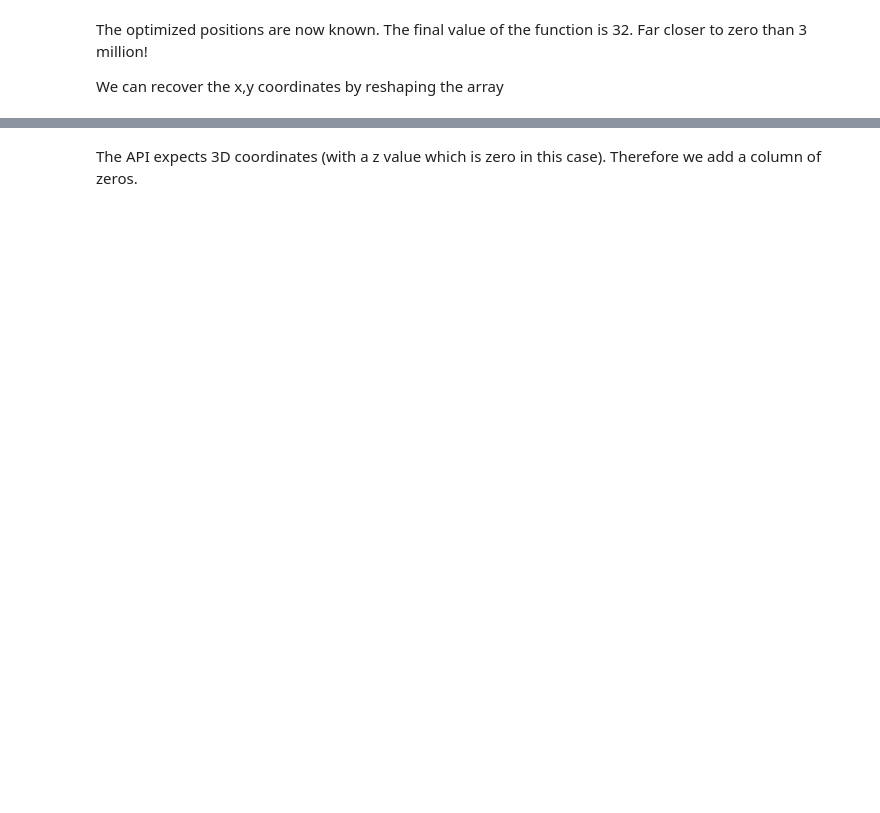
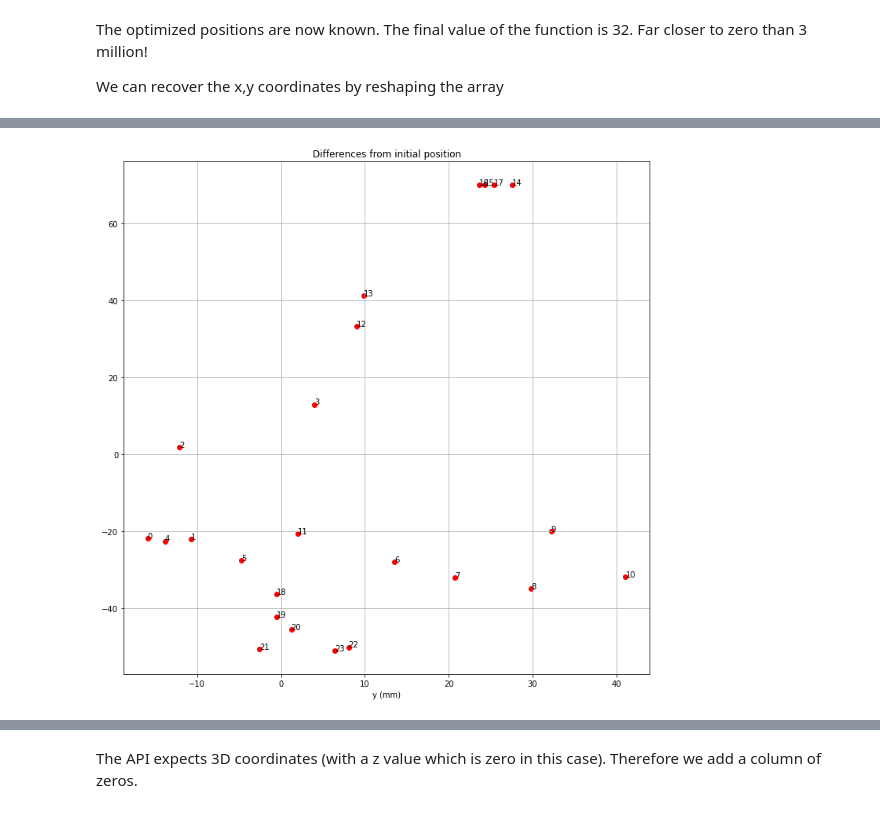
Before and after one commit to tmolteno/TART, a Jupyter notebook: doc/calibration/positions/three_arm_survey.ipynb, the cells around one changed output, grey strips where cells are left out. Cells and saved outputs as stored; diff of their text form; code cells hidden in the pictures; blank space fills up the shorter version.

```diff
--- a/doc/calibration/positions/three_arm_survey.ipynb
+++ b/doc/calibration/positions/three_arm_survey.ipynb
@@ -239,0 +293,5 @@ res
+# %%
+err = res.jac.reshape((24,2))
+rms = np.sqrt(np.sum(err**2, axis=1))
+for i in range(24):
+    print(f"Ant {i}:\tJac: {rms[i]:4.2f}")
@@ -274,0 +356,20 @@ plt.show()
+# %%
+# Differences plot
+diff = pos - pos_i[:,0:2]
+
+
+fig, ax = plt.subplots(figsize=(12,12))
+
+ax.scatter(diff[:,0], diff[:,1], color='red')
+
+for i in range(0,diff.shape[0]):
+    ax.text(diff[i,0], diff[i,1],f"{i}")
+
+ax.grid(True)
+ax.set_title("Differences from initial position")
+ax.set_xlabel('x (mm)')
+ax.set_xlabel('y (mm)')
+plt.savefig('differences.png')
+plt.show()
+# %% [output]
+[figure, added]
```
Also changed, not shown: parts of 14 cells of this notebook, 1 other file.
